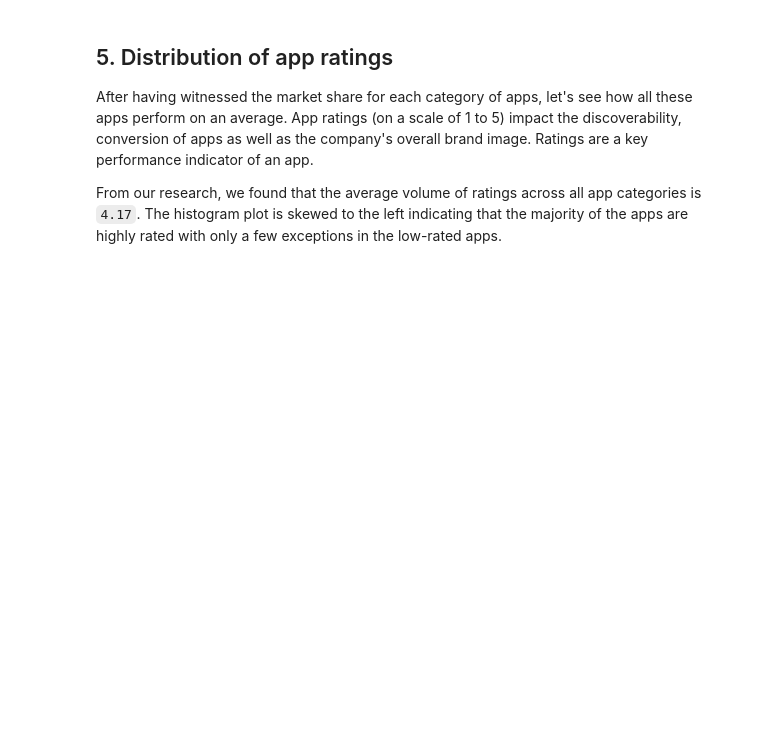
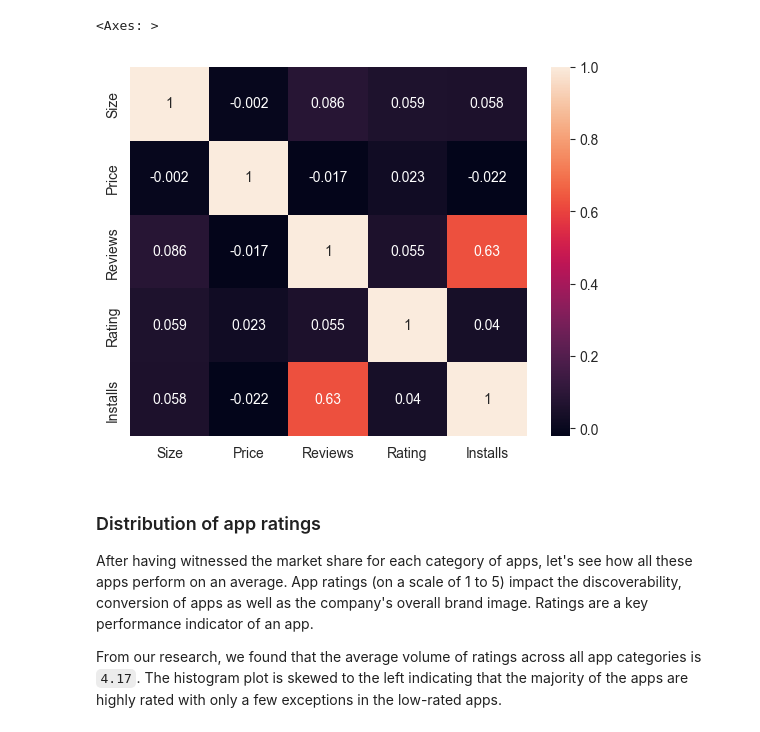
Before and after one commit to tqv24/ds-apps_market, a Jupyter notebook: notebook.ipynb, the cells around one changed output. Cells and saved outputs as stored; diff of their text form; code cells hidden in the pictures; blank space fills up the shorter version.

```diff
--- a/notebook.ipynb
+++ b/notebook.ipynb
@@ -148,5 +181,11 @@ Number of categories =  33
+# %%
+heat = apps[['Size','Price','Reviews','Rating','Installs']].corr()
+sns.heatmap(heat, annot=True)
+# %% [output]
+<Axes: >
+[figure, added]
 # %% [markdown]
-## 5. Distribution of app ratings
+### Distribution of app ratings
 <p>After having witnessed the market share for each category of apps, let's see how all these apps perform on an average. App ratings (on a scale of 1 to 5) impact the discoverability, conversion of apps as well as the company's overall brand image. Ratings are a key performance indicator of an app.</p>
 <p>From our research, we found that the average volume of ratings across all app categories is <code>4.17</code>. The histogram plot is skewed to the left indicating that the majority of the apps are highly rated with only a few exceptions in the low-rated apps.</p>
 # %%
```
Also changed, not shown: parts of 65 cells of this notebook.
